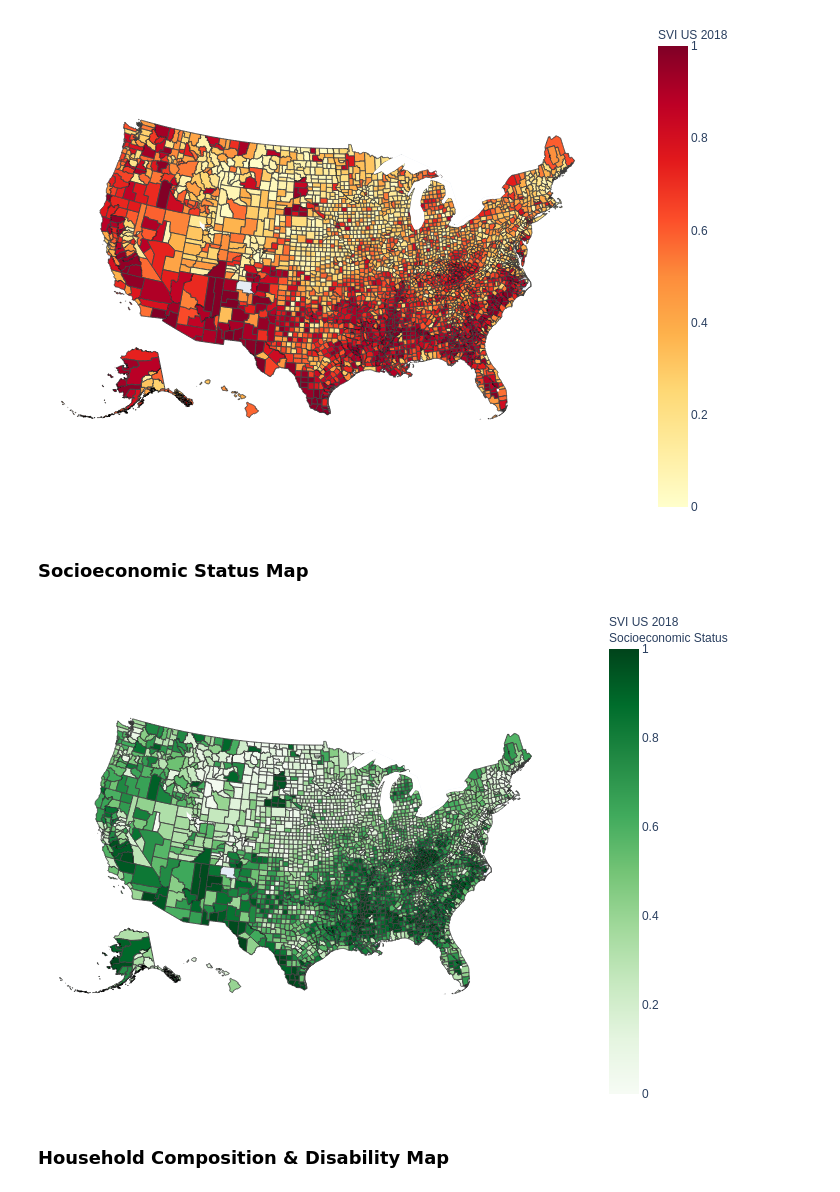
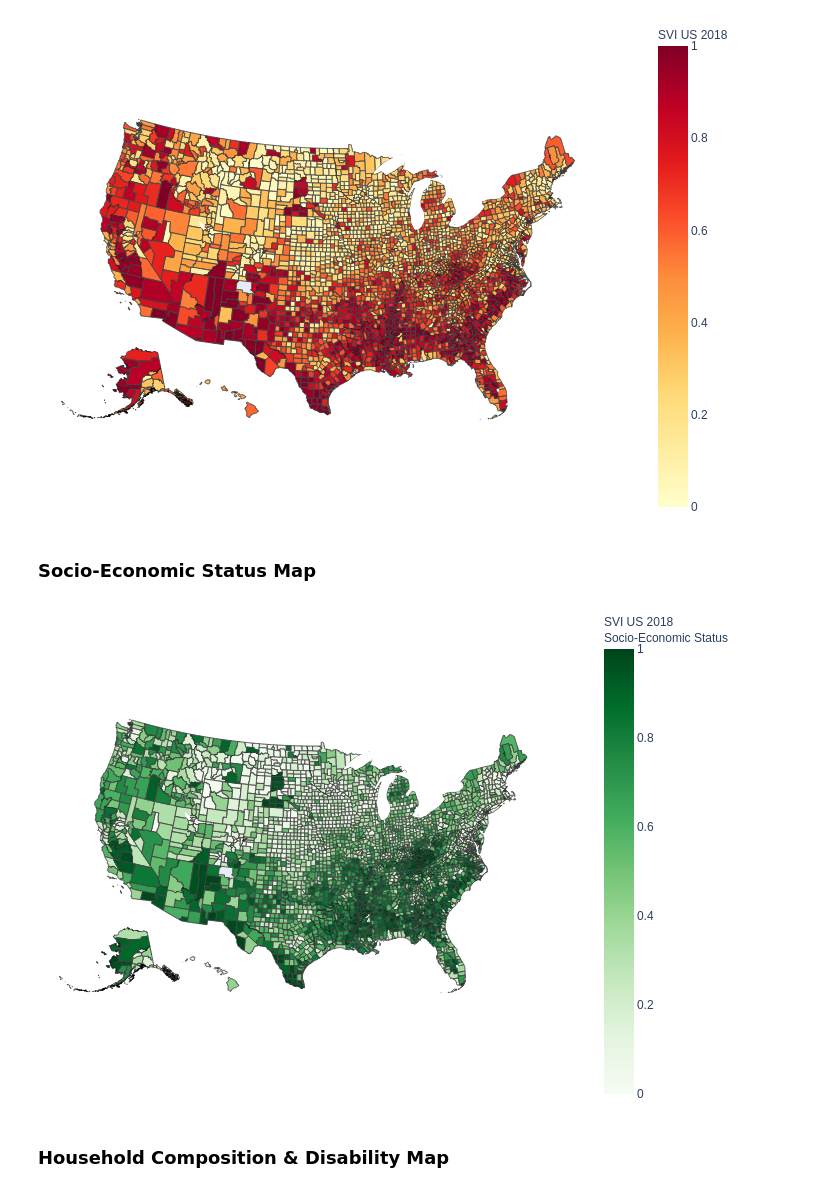
Before and after one commit to data-show/notebooks, a Jupyter notebook: notebooks/Social_Vulnerability_Index_2018_United_States/Social_Vulnerability_Index_2018_United_States.ipynb, the cells around one changed output. Saved outputs shown, nothing was run; the diff lists cells and outputs as text; code cells hidden in the pictures.

```diff
--- a/notebooks/Social_Vulnerability_Index_2018_United_States/Social_Vulnerability_Index_2018_United_States.ipynb
+++ b/notebooks/Social_Vulnerability_Index_2018_United_States/Social_Vulnerability_Index_2018_United_States.ipynb
@@ -100,21 +96,21 @@ Image(data=fig_svi.to_image())
 # %% [output]
 [figure]
 # %% [markdown]
-### Socioeconomic Status Map
+### Socio-Economic Status Map
 # %%
 fig_ss_svi = px.choropleth(svi, geojson=geo_json_data, locations='FIPS', color='SS_SVI',
                     featureidkey="properties.FIPS",
                     hover_data=["STATE", "COUNTY"],
                     color_continuous_scale="Greens",
                     range_color=(0, 1),
                     scope="usa",
-                    labels={'SS_SVI':'SVI US 2018<br>Socioeconomic Status'}
+                    labels={'SS_SVI':'SVI US 2018<br>Socio-Economic Status'}
                    )
 fig_ss_svi.update_layout(margin={"r":0,"t":0,"l":0,"b":0})
 
 Image(data=fig_ss_svi.to_image())
 # %% [output]
-[figure, old version]
+[figure, new version]
 # %% [markdown]
 ### Household Composition & Disability Map
 # %%
```
Also changed, not shown: parts of 6 cells of this notebook.
